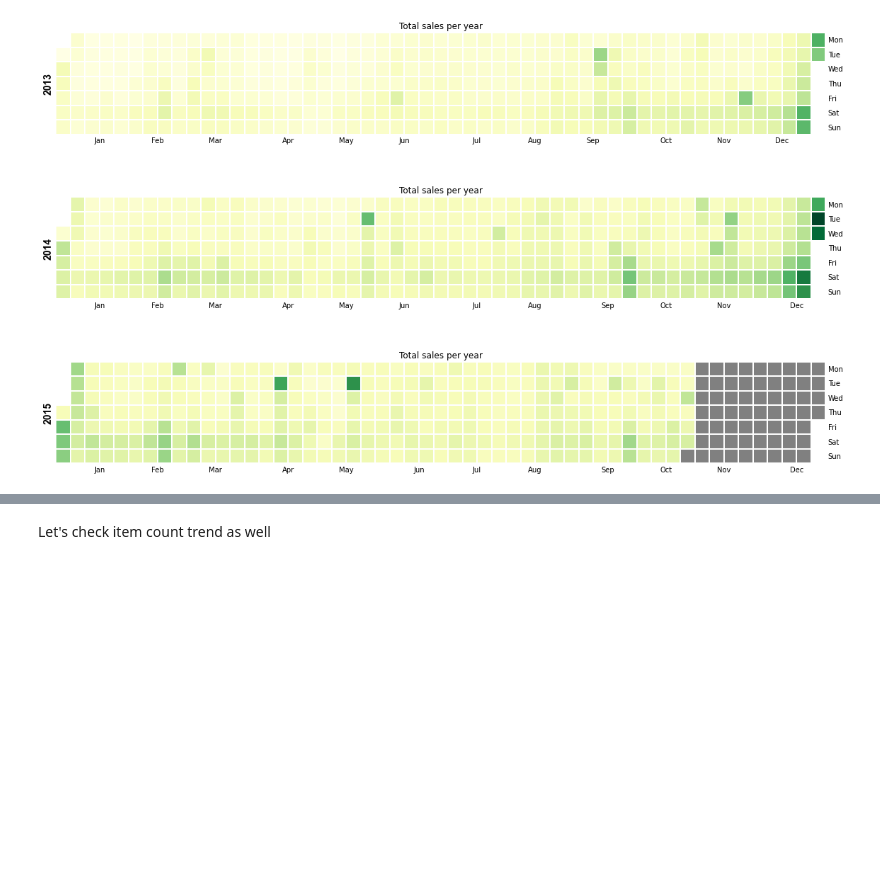
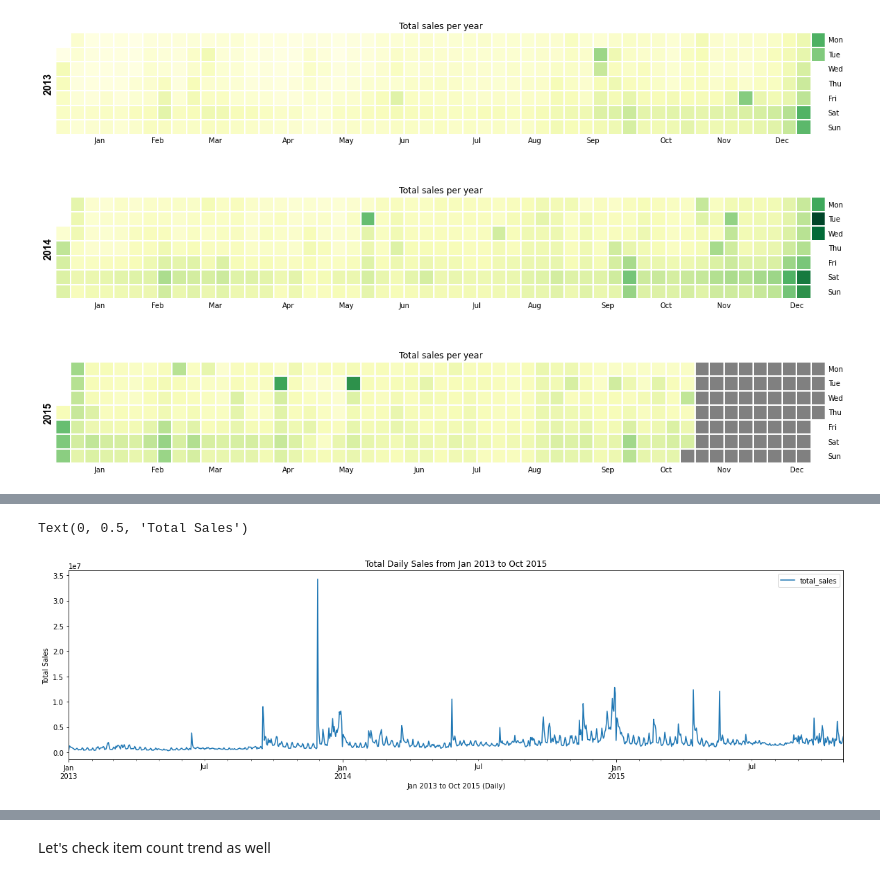
Before and after one commit to mingxiang1006/Predict_Futre_Sale, a Jupyter notebook: src/clean/EDA_Cleaning_Notebook_Clean_20201220.ipynb, the cells around one changed output, grey strips where cells are left out. Cells and saved outputs as stored; diff of their text form; code cells hidden in the pictures; blank space fills up the shorter version.

```diff
--- a/src/clean/EDA_Cleaning_Notebook_Clean_20201220.ipynb
+++ b/src/clean/EDA_Cleaning_Notebook_Clean_20201220.ipynb
@@ -626,0 +629,7 @@ calmap.calendarplot(calHeatMap, # pass the series
+# %%
+all_data = normData
+all_data['date'] = pd.to_datetime(all_data.date, format='%Y.%m.%d')
+all_data['date_week'] = all_data.date.dt.week
+all_data['dayofweek_name'] = all_data.date.dt.day_name()
+all_data['dayofweek_no'] = all_data.date.dt.dayofweek
+all_data['wrk_week'] = np.where(all_data['date_year']==2013, all_data['date_week'], np.where(all_data['date_year']==2014, all_data['date_week']+52, all_data['date_week']+104))
@@ -626,0 +646,18 @@ calmap.calendarplot(calHeatMap, # pass the series
+# %%
+#sort the values on date, shop_id and item_id
+all_data = all_data.sort_values(by=['date', 'shop_id', 'item_id'])
+# %%
+#plot daily line graph from jan 2013 to oct 2015
+all_data_by_date = all_data[['date', 'total_sales']]
+
+aggregations = {'total_sales':'sum'}
+all_data_by_date = all_data_by_date.groupby(['date'], as_index=False).agg(aggregations)
+pd.set_option('display.float_format', '{:20,.2f}'.format)
+
+ax = all_data_by_date.plot(x='date', y='total_sales', kind='line', figsize=(20,5))
+ax.set_title('Total Daily Sales from Jan 2013 to Oct 2015')
+ax.set_xlabel("Jan 2013 to Oct 2015 (Daily)")
+ax.set_ylabel("Total Sales")
+# %% [output]
+Text(0, 0.5, 'Total Sales')
+[figure, added]
```
Also changed, not shown: parts of 6 cells of this notebook.
